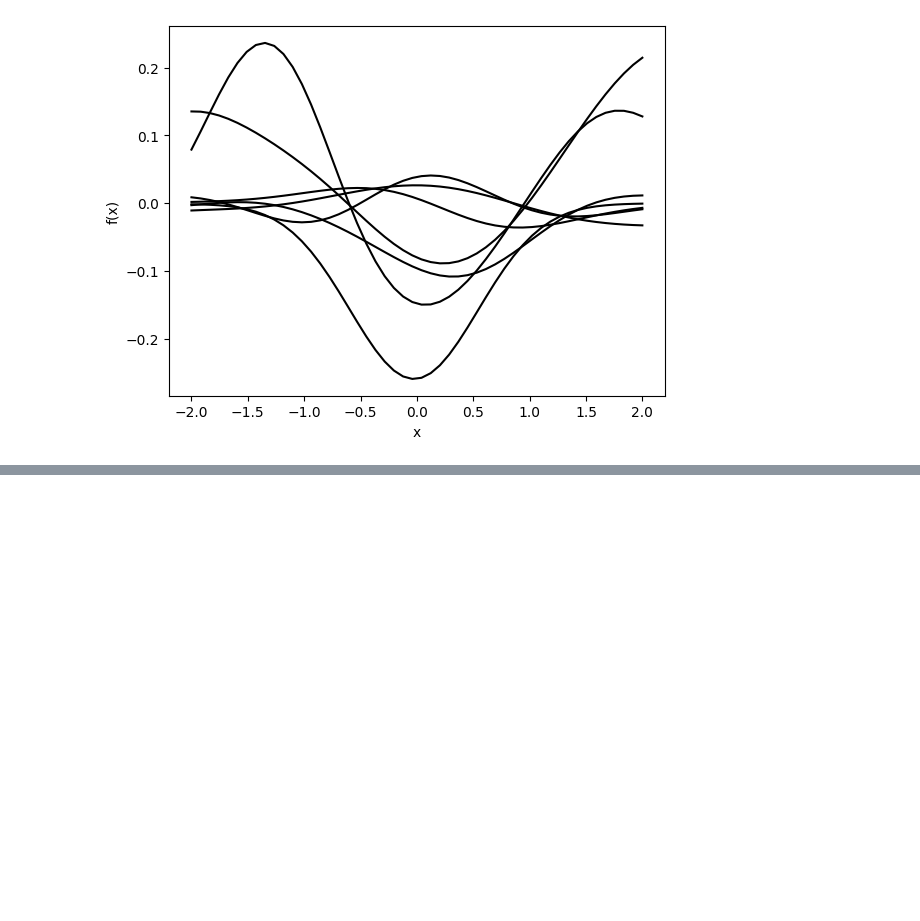
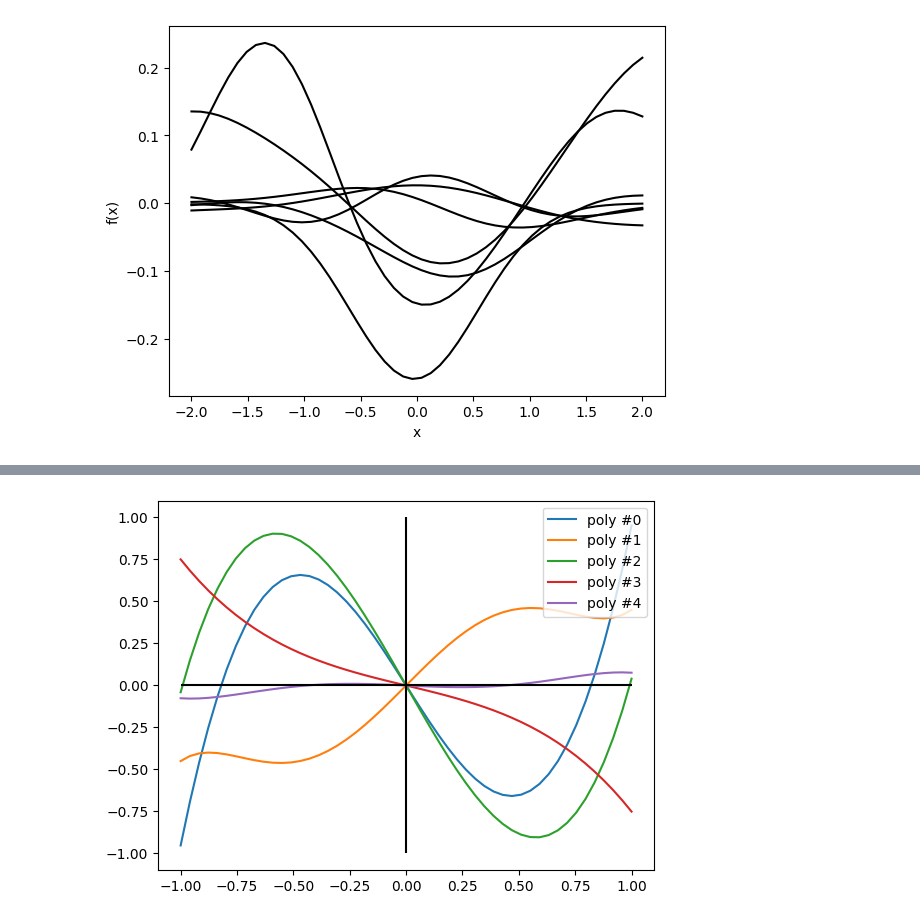
Before and after one commit to ethanator/quantum-lab, a Jupyter notebook: pennylane-tutorials/function_fitting.ipynb, the cells around one changed output, grey strips where cells are left out. Drawn from its saved outputs; the diff is of its cells as text; code cells hidden in the pictures; blank space fills up the shorter version.

```diff
--- a/pennylane/function_fitting.ipynb
+++ b/pennylane-tutorials/function_fitting.ipynb
@@ -161,0 +192,40 @@ plt.show()
+# %%
+import pennylane as qml
+
+
+def QSP_circ(phi, W):
+    """This circuit applies the SPO. The components in the matrix
+    representation of the final unitary are polynomials!
+    """
+    qml.Hadamard(wires=0)  # set initial state |+>
+    for angle in phi[:-1]:
+        qml.RZ(angle, wires=0)
+        qml.QubitUnitary(W, wires=0)
+
+    qml.RZ(phi[-1], wires=0)  # final rotation
+    qml.Hadamard(wires=0)  # change of basis |+> , |->
+    return
+# %%
+import math
+import matplotlib.pyplot as plt
+
+d = 5
+a_vals = torch.linspace(-1, 1, 50)
+w_mats = generate_many_sro(a_vals)
+
+gen = torch.Generator()
+gen.manual_seed(444422)  # set random seed for reproducibility
+
+for i in range(5):
+    phi = torch.rand(d + 1, generator=gen) * 2 * torch.tensor([math.pi], requires_grad=False)
+    matrix_func = qml.matrix(QSP_circ)
+    y_vals = [matrix_func(phi, w)[0, 0].real for w in w_mats]
+
+    plt.plot(a_vals, y_vals, label=f"poly #{i}")
+
+plt.vlines(0.0, -1.0, 1.0, color="black")
+plt.hlines(0.0, -1.0, 1.0, color="black")
+plt.legend(loc=1)
+plt.show()
+# %% [output]
+[figure, added]
```
Also changed, not shown: parts of 2 cells of this notebook, 7 other files.
